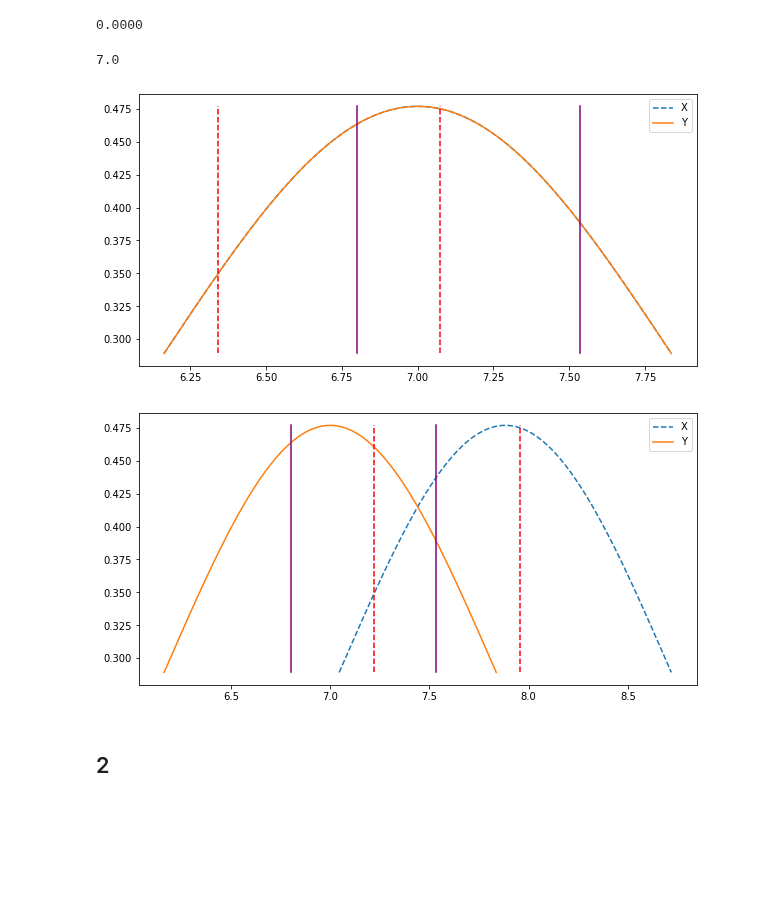
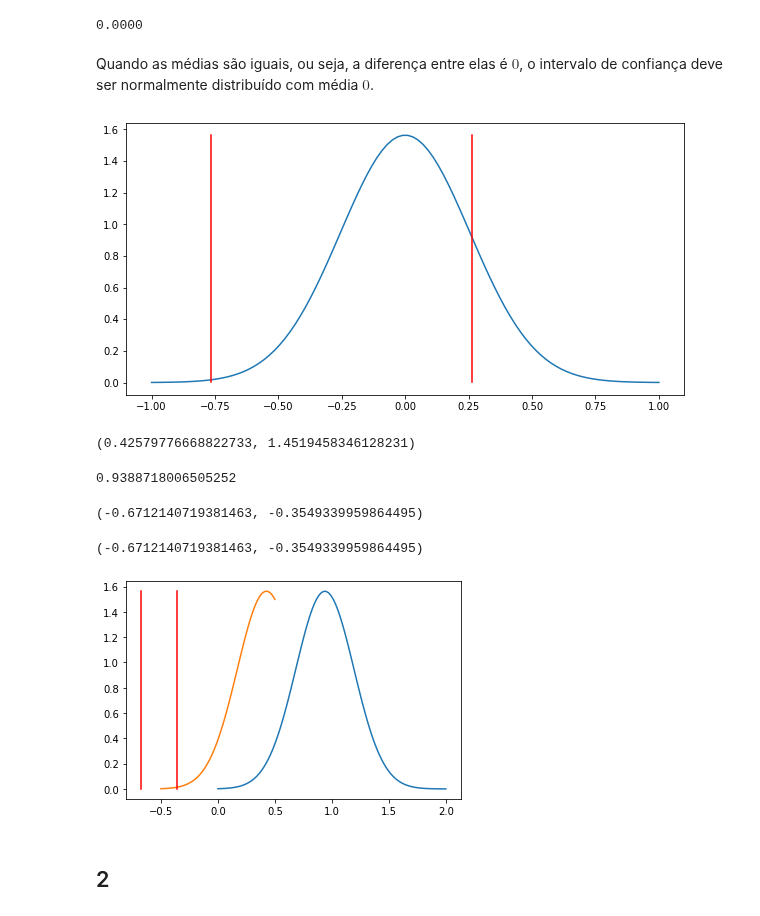
Before and after one commit to ifribeiro/TEI-EstApl, a Jupyter notebook: EPC8.ipynb, the cells around one changed output. Cells and saved outputs as stored; diff of their text form; code cells hidden in the pictures; blank space fills up the shorter version.

```diff
--- a/EPC8.ipynb
+++ b/EPC8.ipynb
@@ -68,0 +70,3 @@ Rejeitar hipótese nula quando 1.26
+# %%
+r, test, pv = testar_f(f=2)
+print (pv)
@@ -122,7 +144,5 @@ def get_pdfs(d, sx, sy, n, b=[0,0]):
 # %%
 Xis_r, Yis_r, pdfx_r, pdfy_r = get_pdfs(rejeitar, s_x, s_y, 20, b=[0,0])
 Xis_nr, Yis_nr, pdfx_nr, pdfy_nr = get_pdfs(nrejeitar, s_nx, s_ny, 20, b=[0,0])
-# %%
-nrejeitar['mx']
-# %% [output]
-7.0
+# %% [markdown]
+Quando as médias são iguais, ou seja, a diferença entre elas é $0$, o intervalo de confiança deve ser normalmente distribuído com média $0$.
@@ -129,36 +160,54 @@ nrejeitar['mx']
 # %%
 fig, ax = plt.subplots(figsize=(10,5))
-ax.plot(Xis_nr, pdfx_nr, label='X', ls='--')
-ax.plot(Yis_nr, pdfy_nr, label='Y')
+ax.plot(Xis, pdf_nrj)
 
-lim_inf, lim_sup = [np.min(pdfx_nr), np.max(pdfx_nr)]
+lim_inf, lim_sup = [np.min(pdf_nrj), np.max(pdf_nrj)]
 one_x12, one_y12 = [ci_nrx[0],ci_nrx[0]],[lim_inf,lim_sup]
 two_x12, two_y12 = [ci_nrx[1],ci_nrx[1]],[lim_inf,lim_sup]
-
-o_x12, o_y12 = [ci_nry[0],ci_nry[0]],[lim_inf,lim_sup]
-t_x12, t_y12 = [ci_nry[1],ci_nry[1]],[lim_inf,lim_sup]
-ax.plot(one_x12, one_y12, two_x12, two_y12, color='red', ls='--')
-ax.plot(o_x12, o_y12, t_x12, t_y12, color='purple')
-
-plt.legend();
+ax.plot(one_x12, one_y12, two_x12, two_y12, color='red');
 # %% [output]
-[figure, old version]
+[figure, new version]
+# %%
+ci_rx = CI(r['x'].mean(),
+                r['y'].mean(),
+                r['x'].var(ddof=1),
+                r['y'].var(ddof=1),
+                20,
+                20)
+ci_rx
+# %% [output]
+(0.42579776668822733, 1.4519458346128231)
+# %%
+stdif_r = std_diff(r['x'].std(),r['y'].std(),20, 20)
+diff_mur = r['x'].mean() - r['y'].mean()
+Xis_r = np.linspace(0, 2, 100)
+Xis_rx = np.linspace(-0.5, 0.5, 100)
+pdfx_r = [norm.pdf(xi, loc=diff_mur, scale=stdif_r) for xi in Xis_r]
+pdfx2_r = [norm.pdf(xi, loc=ci_rx[0], scale=stdif_r) for xi in Xis_rx]
+# %%
+diff_mur
+# %% [output]
+0.9388718006505252
+# %%
+ci_rx2 = CI(0.42579776668822733, diff_mur, stdif_r**2, stdif_r**2, 20, 20)
+ci_rx2
+# %% [output]
+(-0.6712140719381463, -0.3549339959864495)
+# %%
+ci_rx2
+# %% [output]
+(-0.6712140719381463, -0.3549339959864495)
 # %%
-fig, ax = plt.subplots(figsize=(10,5))
-ax.plot(Xis_r, pdfx_r, label='X', ls='--')
-ax.plot(Yis_r, pdfy_r, label='Y')
-
+# TODO: Fazer dist da direita usando as duas distribuições que são iguais.
+fig, ax = plt.subplots()
+ax.plot(Xis_r, pdfx_r,)
+ax.plot(Xis_rx, pdfx2_r,)
 lim_inf, lim_sup = [np.min(pdfx_r), np.max(pdfx_r)]
-one_x12, one_y12 = [ci_rx[0],ci_rx[0]],[lim_inf,lim_sup]
-two_x12, two_y12 = [ci_rx[1],ci_rx[1]],[lim_inf,lim_sup]
-
-o_x12, o_y12 = [ci_ry[0],ci_ry[0]],[lim_inf,lim_sup]
-t_x12, t_y12 = [ci_ry[1],ci_ry[1]],[lim_inf,lim_sup]
-ax.plot(one_x12, one_y12, two_x12, two_y12, color='red', ls='--')
-ax.plot(o_x12, o_y12, t_x12, t_y12, color='purple')
-plt.legend();
+one_x12, one_y12 = [ci_rx2[0],ci_rx2[0]],[lim_inf,lim_sup]
+two_x12, two_y12 = [ci_rx2[1],ci_rx2[1]],[lim_inf,lim_sup]
+ax.plot(one_x12, one_y12, two_x12, two_y12, color='red');
 # %% [output]
-[figure, old version]
+[figure, new version]
 # %% [markdown]
 ## 2
 # %%
```
Also changed, not shown: parts of 20 cells of this notebook.
